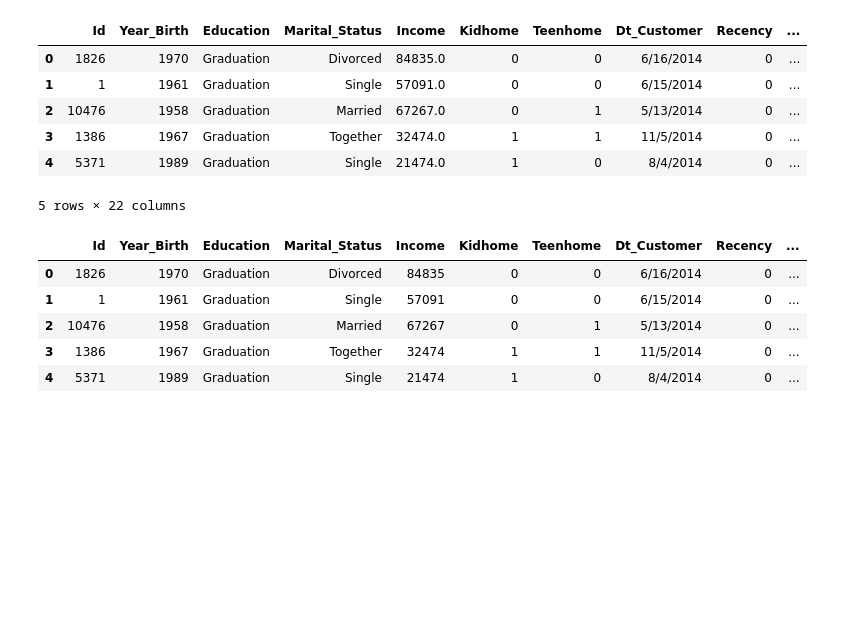
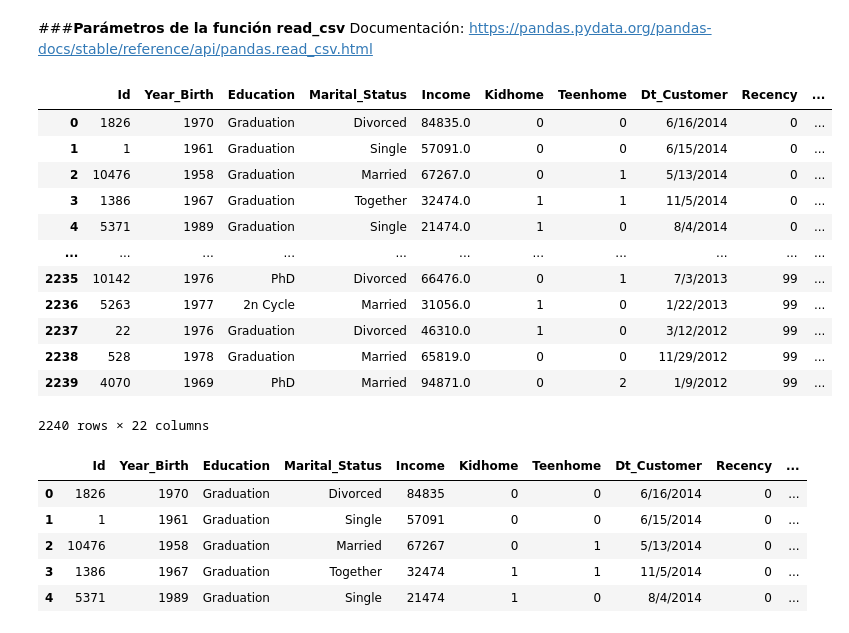
Before and after one commit to Sergio-Tolaba/25_pandas, a Jupyter notebook: Pandas_I_O.ipynb, the cells around one changed output. Drawn from its saved outputs; the diff is of its cells as text; code cells hidden in the pictures; blank space fills up the shorter version.

```diff
--- a/Pandas_I_O.ipynb
+++ b/Pandas_I_O.ipynb
@@ -20,14 +30,24 @@ datos.head() # Misión: Seleccionar a los mejores clientes para darles un descue
+# %% [markdown]
+###**Parámetros de la función read_csv**
+Documentación: https://pandas.pydata.org/pandas-docs/stable/reference/api/pandas.read_csv.html
 # %%
-datos_punto_y_coma= pd.read_csv('superstore_data_punto_coma.csv', sep=';')
-datos_punto_y_coma.head()
+datos_punto_coma = pd.read_csv('superstore_data_punto_coma.csv', sep = ';')
-# %% [output]
-|  | Id | Year_Birth | Education | Marital_Status | Income | Kidhome | Teenhome | Dt_Customer | Recency | ... |
-| 0 | 1826 | 1970 | Graduation | Divorced | 84835.0 | 0 | 0 | 6/16/2014 | 0 | ... |
-| 1 | 1 | 1961 | Graduation | Single | 57091.0 | 0 | 0 | 6/15/2014 | 0 | ... |
-| 2 | 10476 | 1958 | Graduation | Married | 67267.0 | 0 | 1 | 5/13/2014 | 0 | ... |
-| 3 | 1386 | 1967 | Graduation | Together | 32474.0 | 1 | 1 | 11/5/2014 | 0 | ... |
-| 4 | 5371 | 1989 | Graduation | Single | 21474.0 | 1 | 0 | 8/4/2014 | 0 | ... |
-5 rows × 22 columns
+# %%
+datos_punto_coma
+# %% [output]
+|  | Id | Year_Birth | Education | Marital_Status | Income | Kidhome | Teenhome | Dt_Customer | Recency | ... |
+| 0 | 1826 | 1970 | Graduation | Divorced | 84835.0 | 0 | 0 | 6/16/2014 | 0 | ... |
+| 1 | 1 | 1961 | Graduation | Single | 57091.0 | 0 | 0 | 6/15/2014 | 0 | ... |
+| 2 | 10476 | 1958 | Graduation | Married | 67267.0 | 0 | 1 | 5/13/2014 | 0 | ... |
+| 3 | 1386 | 1967 | Graduation | Together | 32474.0 | 1 | 1 | 11/5/2014 | 0 | ... |
+| 4 | 5371 | 1989 | Graduation | Single | 21474.0 | 1 | 0 | 8/4/2014 | 0 | ... |
+| ... | ... | ... | ... | ... | ... | ... | ... | ... | ... | ... |
+| 2235 | 10142 | 1976 | PhD | Divorced | 66476.0 | 0 | 1 | 7/3/2013 | 99 | ... |
+| 2236 | 5263 | 1977 | 2n Cycle | Married | 31056.0 | 1 | 0 | 1/22/2013 | 99 | ... |
+| 2237 | 22 | 1976 | Graduation | Divorced | 46310.0 | 1 | 0 | 3/12/2012 | 99 | ... |
+| 2238 | 528 | 1978 | Graduation | Married | 65819.0 | 0 | 0 | 11/29/2012 | 99 | ... |
+| 2239 | 4070 | 1969 | PhD | Married | 94871.0 | 0 | 2 | 1/9/2012 | 99 | ... |
+2240 rows × 22 columns
 # %%
 datos_primeras_lineas = pd.read_csv('superstore_data.csv',nrows=5)
 datos_primeras_lineas
```
Also changed, not shown: parts of 13 cells of this notebook, 12 other files.
